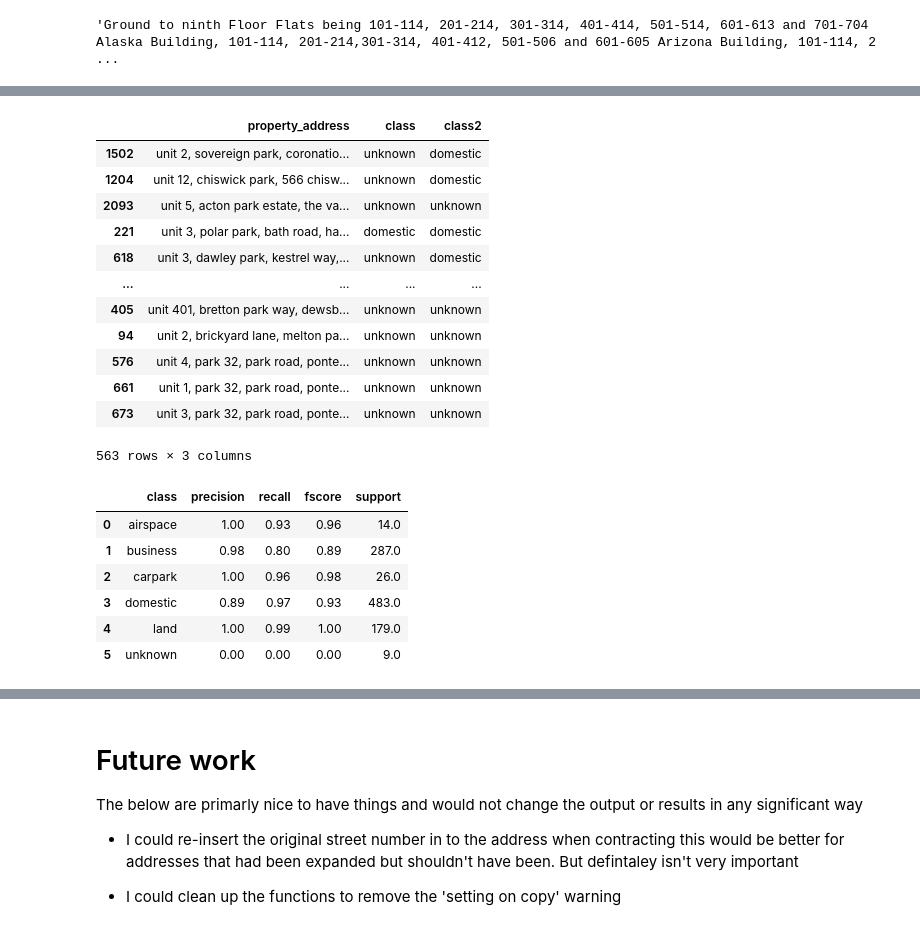
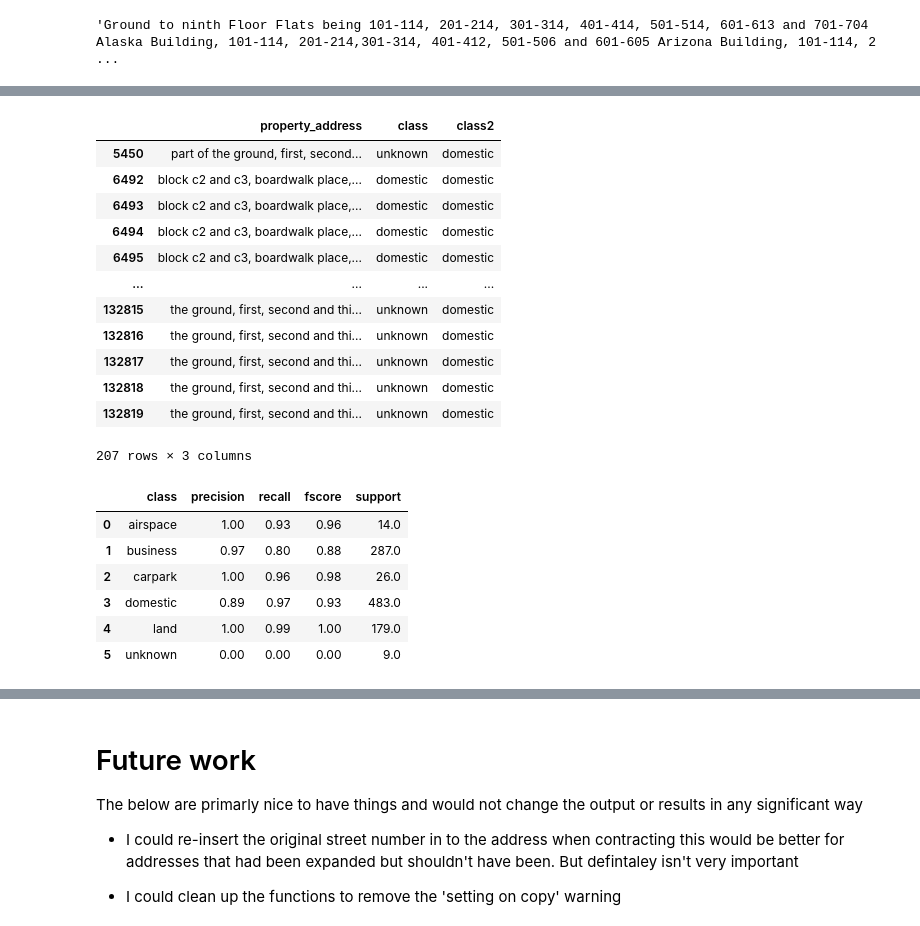
Before and after one commit to JonnoB/enhance_ocod, a Jupyter notebook: locating_and_classifying_the_ocod_dataset.ipynb, the cells around one changed output, grey strips where cells are left out. Drawn from its saved outputs; the diff is of its cells as text; code cells hidden in the pictures.

```diff
--- a/locating_and_classifying_the_ocod_dataset.ipynb
+++ b/locating_and_classifying_the_ocod_dataset.ipynb
@@ -467 +325,3 @@ OSError: [E053] Could not read meta.json from /home/jonno/empty_homes_data/full_
+# %%
+ocod_data = pd.read_csv("./empty_homes_data/enhanced_ocod_dataset.csv")
 # %%
@@ -482,36 +342,40 @@ unit_park = (ocod_data.property_address.str.contains('unit') & ocod_data.propert
 ocod_data.loc[(unit_park==True)  & (ocod_data.class2.isin(['unknown', 'domestic'])), ['property_address', 'class', 'class2']]
 # %% [output]
 |  | property_address | class | class2 |
-| 1502 | unit 2, sovereign park, coronatio... | unknown | domestic |
-| 1204 | unit 12, chiswick park, 566 chisw... | unknown | domestic |
-| 2093 | unit 5, acton park estate, the va... | unknown | unknown |
-| 221 | unit 3, polar park, bath road, ha... | domestic | domestic |
-| 618 | unit 3, dawley park, kestrel way,... | unknown | domestic |
+| 5450 | part of the ground, first, second... | unknown | domestic |
+| 6492 | block c2 and c3, boardwalk place,... | domestic | domestic |
+| 6493 | block c2 and c3, boardwalk place,... | domestic | domestic |
+| 6494 | block c2 and c3, boardwalk place,... | domestic | domestic |
+| 6495 | block c2 and c3, boardwalk place,... | domestic | domestic |
 | ... | ... | ... | ... |
-| 405 | unit 401, bretton park way, dewsb... | unknown | unknown |
-| 94 | unit 2, brickyard lane, melton pa... | unknown | unknown |
-| 576 | unit 4, park 32, park road, ponte... | unknown | unknown |
-| 661 | unit 1, park 32, park road, ponte... | unknown | unknown |
-| 673 | unit 3, park 32, park road, ponte... | unknown | unknown |
+| 132815 | the ground, first, second and thi... | unknown | domestic |
+| 132816 | the ground, first, second and thi... | unknown | domestic |
+| 132817 | the ground, first, second and thi... | unknown | domestic |
+| 132818 | the ground, first, second and thi... | unknown | domestic |
+| 132819 | the ground, first, second and thi... | unknown | domestic |
-563 rows × 3 columns
+207 rows × 3 columns
 # %%
 from sklearn import metrics
 # %%
-gt_class = pd.read_csv('/tf/empty_homes_data/parsed_ground_truth_complete.csv').loc[:, ['title_number', 'truth']].drop_duplicates().\
+gt_class = pd.read_csv('./empty_homes_data/parsed_ground_truth_complete.csv').loc[:, ['title_number', 'truth']].drop_duplicates().\
 merge(ocod_data.loc[:, ['title_number', 'class2']].drop_duplicates(), how = 'left')
+
+#get_class = gt_class.loc[(gt_class['class2']!='unknown'),:]
 label_names = list(np.unique(gt_class.truth.to_list()))
 
 performance_df = metrics.precision_recall_fscore_support(gt_class.truth.to_list(),
                                         gt_class['class2'].to_list(),
-                                        labels = label_names)
+                                        labels = label_names
+                                                        )
 
 performance_df = pd.DataFrame(np.round_(np.transpose(performance_df),2), columns = ["precision", "recall", "fscore", "support"])
 performance_df['class'] = list(np.unique(gt_class.truth.to_list()))
+#print(performance_df[['class',"precision", "recall", "fscore", "support"]].to_latex(index = False))
 performance_df[['class',"precision", "recall", "fscore", "support"]]
 # %% [output]
 |  | class | precision | recall | fscore | support |
 | 0 | airspace | 1.00 | 0.93 | 0.96 | 14.0 |
-| 1 | business | 0.98 | 0.80 | 0.89 | 287.0 |
+| 1 | business | 0.97 | 0.80 | 0.88 | 287.0 |
 | 2 | carpark | 1.00 | 0.96 | 0.98 | 26.0 |
 | 3 | domestic | 0.89 | 0.97 | 0.93 | 483.0 |
 | 4 | land | 1.00 | 0.99 | 1.00 | 179.0 |
```
Also changed, not shown: parts of 30 cells of this notebook, 4 other files.
